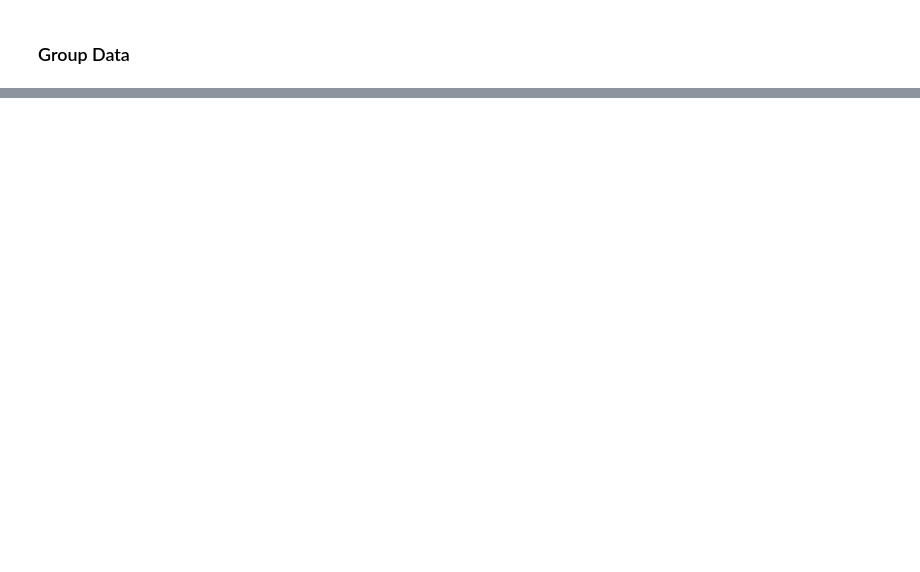
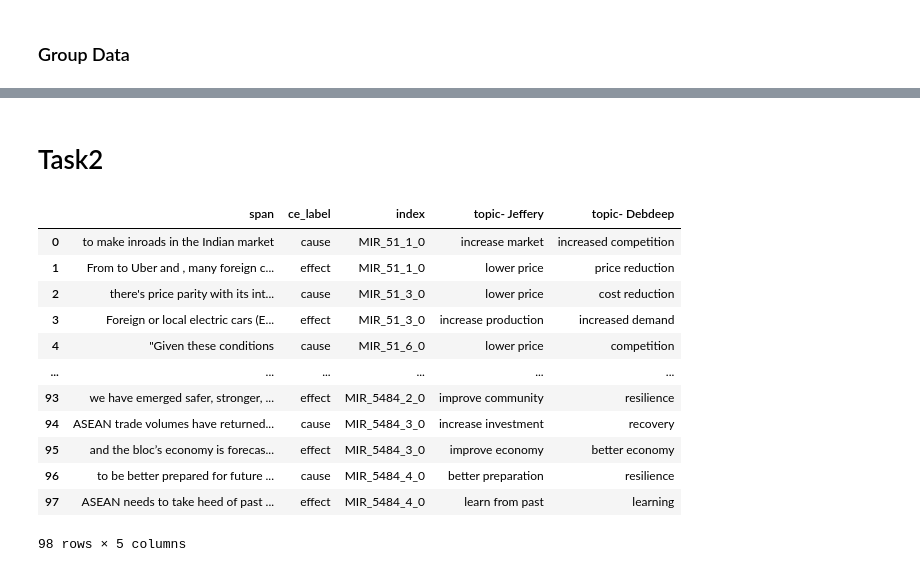
Before and after one commit to pauldebdeep9/Panasonic-IDS, a Jupyter notebook: notebooks/Format Annotated Data.ipynb, the cells around one changed output, grey strips where cells are left out. Cells and saved outputs as stored; diff of their text form; code cells hidden in the pictures; blank space fills up the shorter version.

```diff
--- a/notebooks/Format Annotated Data.ipynb
+++ b/notebooks/Format Annotated Data.ipynb
@@ -321,0 +356,2 @@ grouped_ref.to_csv(os.path.join(r'D:\66 CausalMap\Panasonic-IDS\data','MIR_annot
+# %% [markdown]
+# Task2
@@ -321,0 +364,18 @@ grouped_ref.to_csv(os.path.join(r'D:\66 CausalMap\Panasonic-IDS\data','MIR_annot
+# %%
+data = pd.read_csv(r"D:\66 CausalMap\Panasonic-IDS\data\MIR_spantopics.csv")
+data['topic- Debdeep'] = data['topic- Debdeep'].apply(lambda x: str(x).lower())
+data
+# %% [output]
+|  | span | ce_label | index | topic- Jeffery | topic- Debdeep |
+| 0 | to make inroads in the Indian market | cause | MIR_51_1_0 | increase market | increased competition |
+| 1 | From to Uber and , many foreign c... | effect | MIR_51_1_0 | lower price | price reduction |
+| 2 | there's price parity with its int... | cause | MIR_51_3_0 | lower price | cost reduction |
+| 3 | Foreign or local electric cars (E... | effect | MIR_51_3_0 | increase production | increased demand |
+| 4 | "Given these conditions | cause | MIR_51_6_0 | lower price | competition |
+| ... | ... | ... | ... | ... | ... |
+| 93 | we have emerged safer, stronger, ... | effect | MIR_5484_2_0 | improve community | resilience |
+| 94 | ASEAN trade volumes have returned... | cause | MIR_5484_3_0 | increase investment | recovery |
+| 95 | and the bloc’s economy is forecas... | effect | MIR_5484_3_0 | improve economy | better economy |
+| 96 | to be better prepared for future ... | cause | MIR_5484_4_0 | better preparation | resilience |
+| 97 | ASEAN needs to take heed of past ... | effect | MIR_5484_4_0 | learn from past | learning |
+98 rows × 5 columns
```
Also changed, not shown: parts of 18 cells of this notebook, 13 other files.
